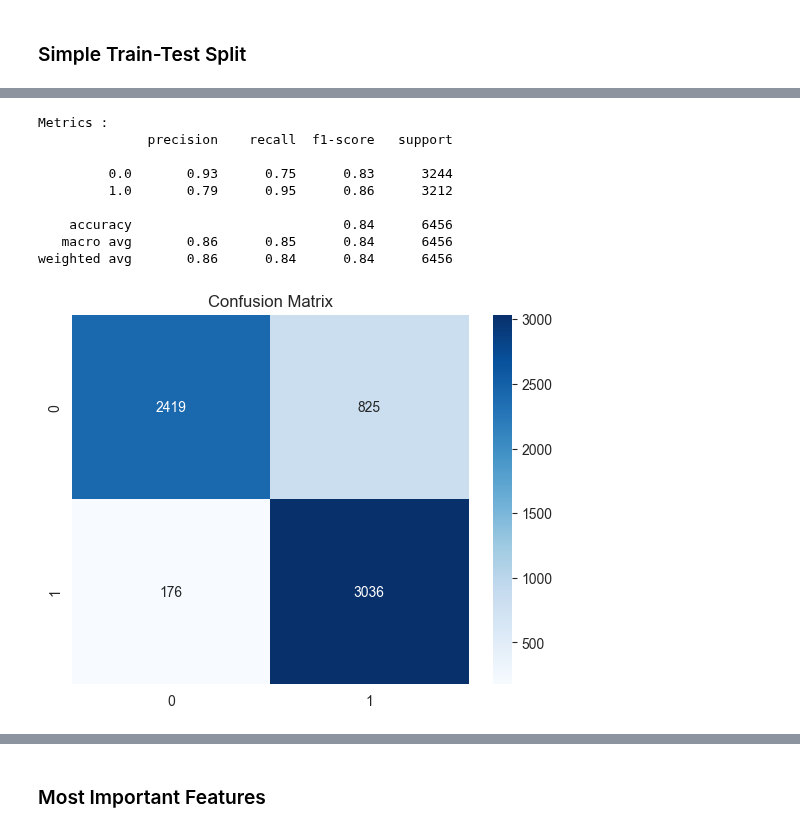
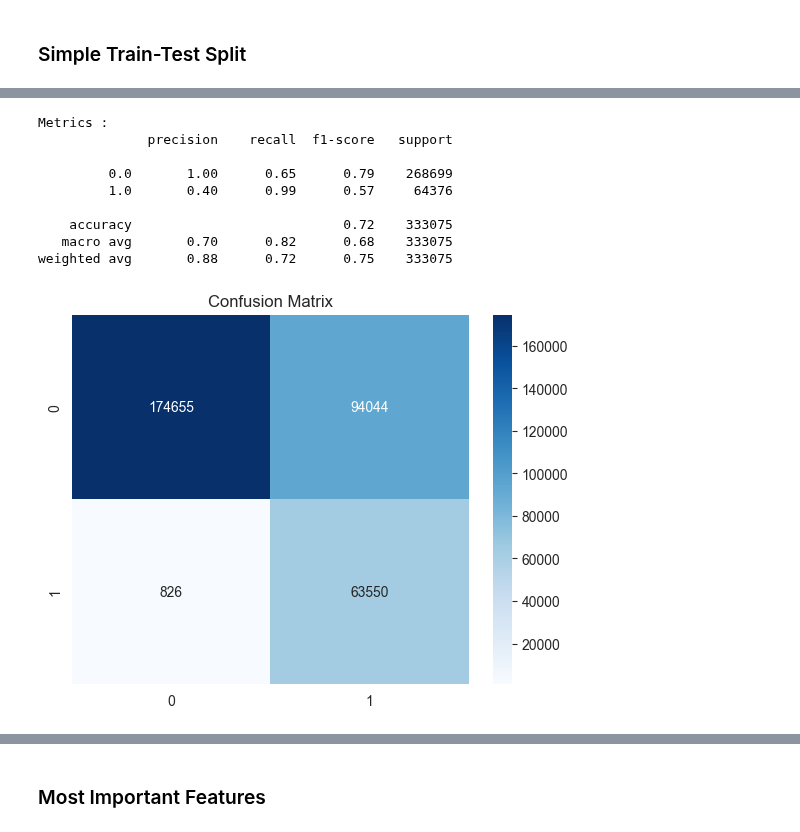
Before and after one commit to taroii/STATSM148, a Jupyter notebook: Python-Files/XGBoost-FinalModel.ipynb, the cells around one changed output, grey strips where cells are left out. Cells and saved outputs as stored; diff of their text form; code cells hidden in the pictures.

```diff
--- a/Python-Files/XGBoost-FinalModel.ipynb
+++ b/Python-Files/XGBoost-FinalModel.ipynb
@@ -200,12 +227,9 @@ class Embedding(nn.Module):
         return x
 # %% [markdown]
 #### Embedding the events
-# %%
-number_events_fixed = 5
-col_name = 'first_' + str(number_events_fixed) +'_events'
 # %%
 # Embed event id sequence into smaller dimension
 event_id = df[col_name]
 event_id = torch.tensor(event_id.to_list()).float()
-emb = Embedding(4, number_events_fixed)
+emb = Embedding(5, number_events_fixed)
 event_id = emb(event_id)
@@ -325,7 +353,7 @@ Name: count, dtype: int64
 In this case we want the target to be **order_ships** as this is how we are defining a customer journey as successful or not.
 # %%
 # Setting the dataset we are using to train-test the model
-df_final = df_sampled
+df_final = new_dfx
 df_final['order_ships'].value_counts()
 # %% [output]
 order_ships
@@ -444,8 +472,8 @@ best = fmin(fn=lambda space: hyperparameter_tuning(space,
             space=options,
             algo=tpe.suggest,
             max_evals=50,
-            trials=trials,
-            ) #timeout=60*5 # 5 minutos de tiempo de ejecución
+            trials=trials,#)
+            timeout=60*8) # 5 minutos de tiempo de ejecución
 
 best
 # %% [output]
@@ -461,33 +512,34 @@ best
 # %%
 # Set the max_depth as an integer
 best['max_depth'] = int(best['max_depth'])
 
 # Train the model
 xgb = XGBClassifier(**best,
-                    n_estimators=100)
+                    n_estimators=100,
+                    random_state = 2024)
 xgb.fit(X_train, y_train)
 
 # Predictions
 y_pred = xgb.predict(X_test)
 
 # Evaluate the model
 print('Metrics : ')
 print(classification_report(y_test, y_pred))
 
 sns.heatmap(confusion_matrix(y_test, y_pred), annot=True, fmt='d', cmap='Blues')
 plt.title('Confusion Matrix')
 plt.show()
 # %% [output]
 Metrics :
               precision    recall  f1-score   support
 
-         0.0       0.93      0.75      0.83      3244
-         1.0       0.79      0.95      0.86      3212
+         0.0       1.00      0.65      0.79    268699
+         1.0       0.40      0.99      0.57     64376
 
-    accuracy                           0.84      6456
-   macro avg       0.86      0.85      0.84      6456
-weighted avg       0.86      0.84      0.84      6456
+    accuracy                           0.72    333075
+   macro avg       0.70      0.82      0.68    333075
+weighted avg       0.88      0.72      0.75    333075
-[figure, old version]
+[figure, new version]
 # %%
 # y_test_2 = df_majoritie_excluded['order_ships'].to_numpy()
 # X_test_2 = df_majoritie_excluded.drop(columns=['order_ships']).to_numpy()
```
Also changed, not shown: parts of 34 cells of this notebook.
